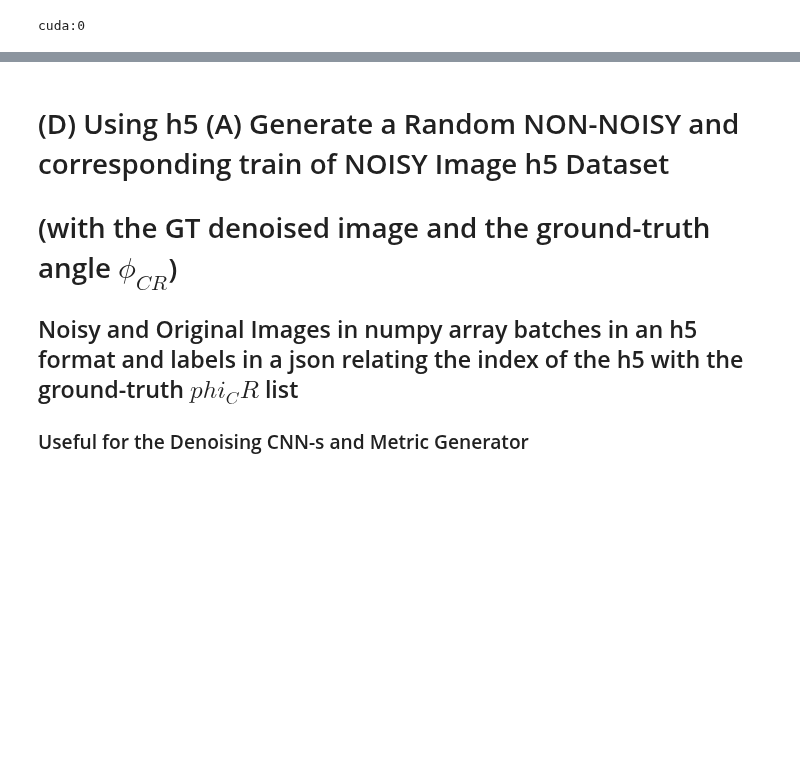
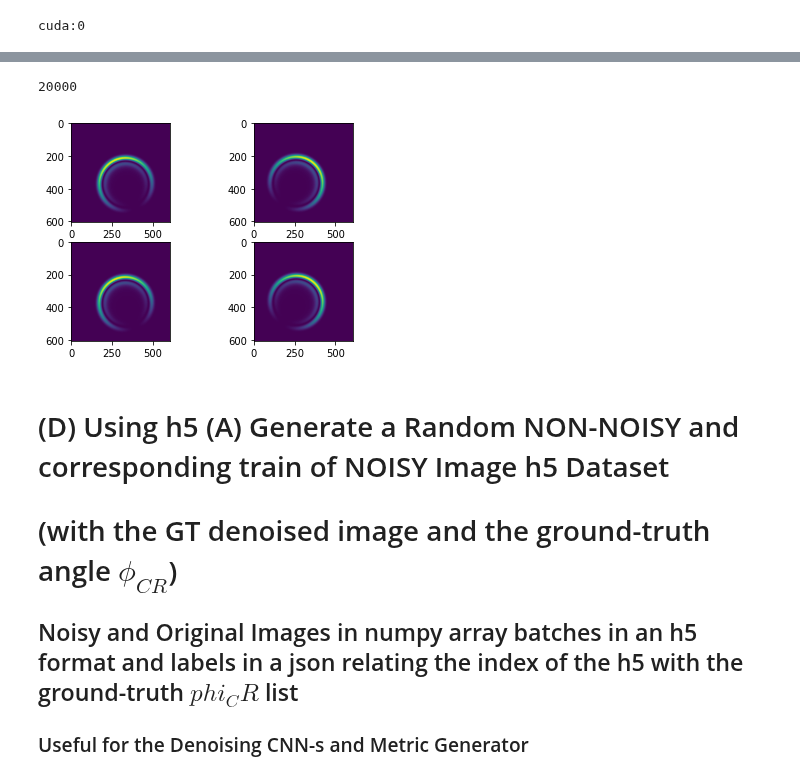
Before and after one commit to Oiangu9/Conical_Refraction_Polarimeter, a Jupyter notebook: LAB/DEEP_LEARNING/Dataset_Generator/NOTEBOOK_D_Matrix_Grid_Simulator_WORKER_0.ipynb, the cells around one changed output, grey strips where cells are left out. Drawn from its saved outputs; the diff is of its cells as text; code cells hidden in the pictures; blank space fills up the shorter version.

```diff
--- a/LAB/DEEP_LEARNING/Dataset_Generator/NOTEBOOK_D_Matrix_Grid_Simulator_WORKER_0.ipynb
+++ b/LAB/DEEP_LEARNING/Dataset_Generator/NOTEBOOK_D_Matrix_Grid_Simulator_WORKER_0.ipynb
@@ -1015,3 +1017,21 @@ Wall time: 55min 50s
+# %%
+import matplotlib.pyplot as plt
+h5f = h5py.File(f"{output_directory}/Dataset_Noisy_Non_Noisy.h5",'r')
+print(len(h5f))
+imgs = h5f['800']
+fig=plt.figure()
+ax=fig.add_subplot(221)
+ax.imshow(imgs[0])
+ax=fig.add_subplot(222)
+ax.imshow(imgs[6])
+ax=fig.add_subplot(223)
+ax.imshow(imgs[10])
+ax=fig.add_subplot(224)
+ax.imshow(imgs[16])
+plt.show()
+# %% [output]
+20000
+[figure, added]
 # %% [markdown]
 # (D) Using h5 (A) Generate a Random NON-NOISY and corresponding train of NOISY Image h5 Dataset
 # (with the GT denoised image and the ground-truth angle $\phi_{CR}$)
```
Also changed, not shown: parts of 7 cells of this notebook, 3 other files.
